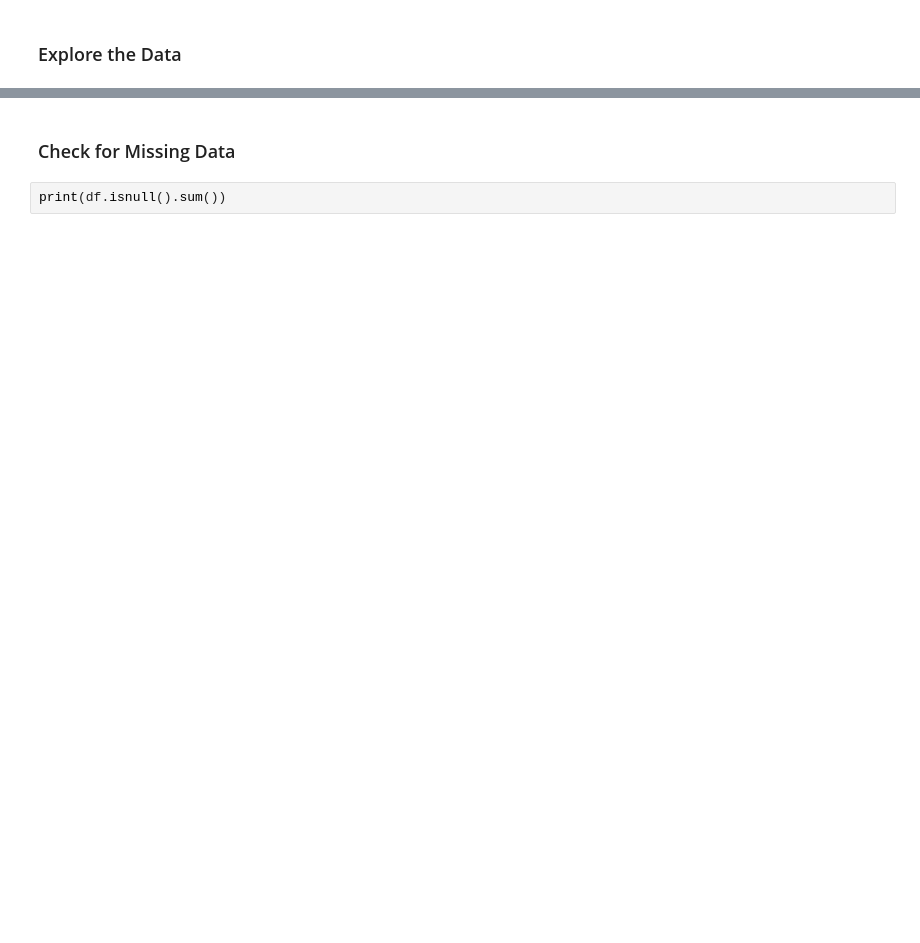
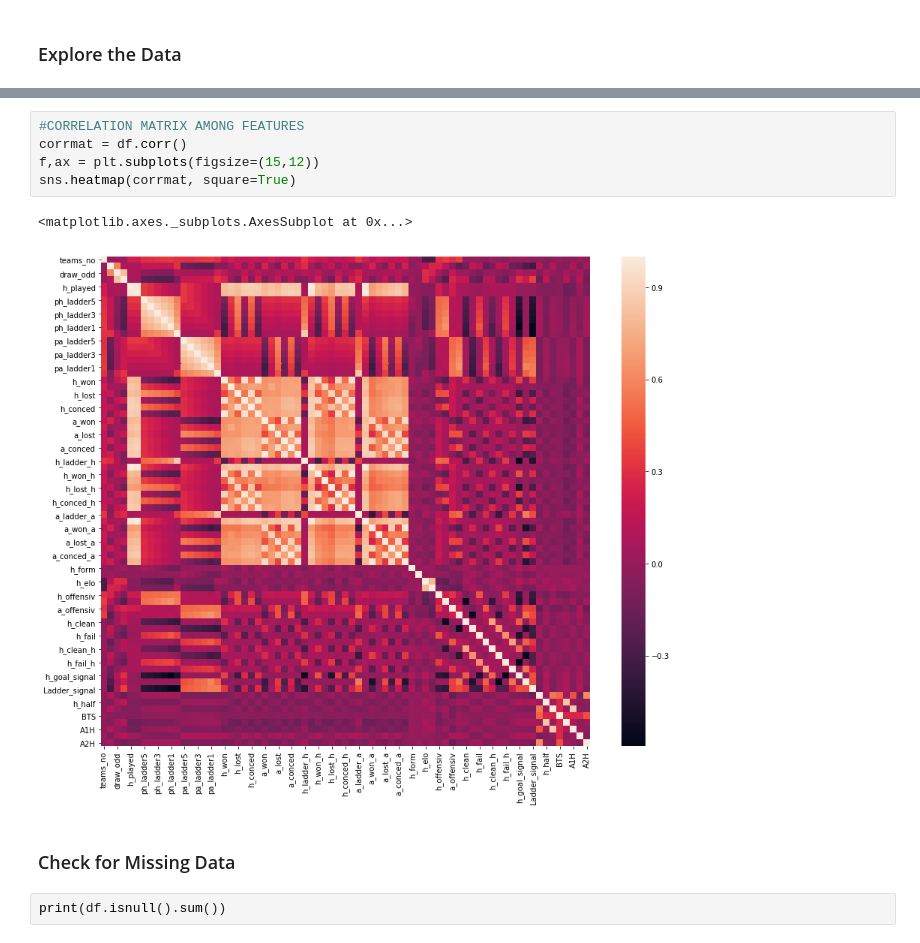
Before and after one commit to nnorukaemeka/piq2019, a Jupyter notebook: PredictiveSport.ipynb, the cells around one changed output, grey strips where cells are left out. Drawn from its saved outputs; the diff is of its cells as text; blank space fills up the shorter version.

```diff
--- a/PredictiveSport.ipynb
+++ b/PredictiveSport.ipynb
@@ -135,3 +190,11 @@ df.count()
+# %%
+#CORRELATION MATRIX AMONG FEATURES
+corrmat = df.corr()
+f,ax = plt.subplots(figsize=(15,12))
+sns.heatmap(corrmat, square=True)
+# %% [output]
+<matplotlib.axes._subplots.AxesSubplot at 0x...>
+[figure, added]
 # %% [markdown]
 ### Check for Missing Data
 # %%
```
Also changed, not shown: parts of 15 cells of this notebook.
